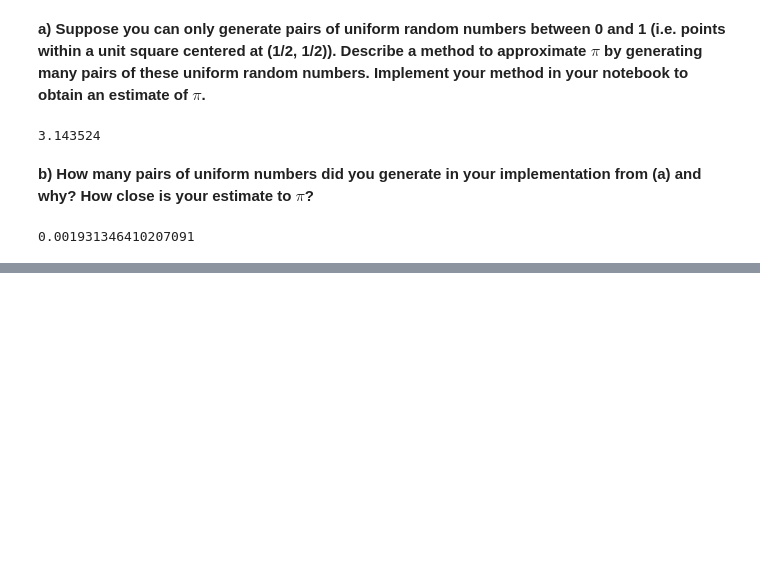
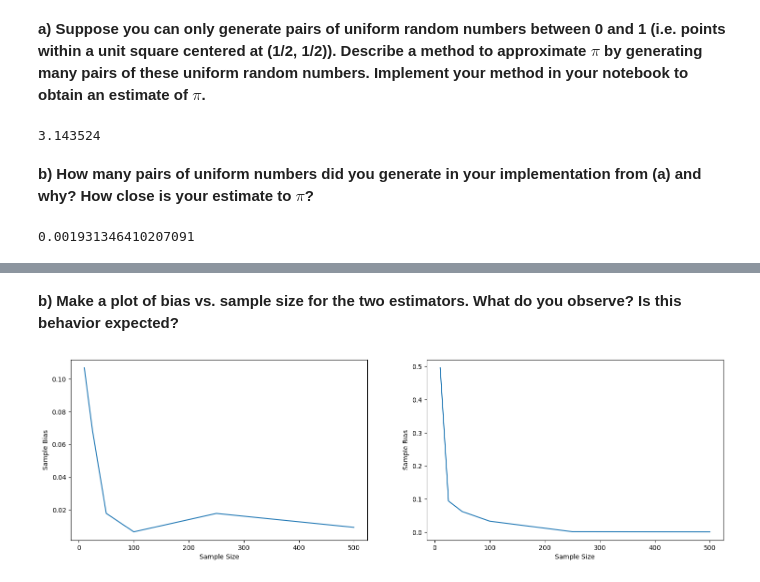
Before and after one commit to BullDF/JSC270_A3_YMENG, a Jupyter notebook: notebook.ipynb, the cells around one changed output, grey strips where cells are left out. Drawn from its saved outputs; the diff is of its cells as text; code cells hidden in the pictures; blank space fills up the shorter version.

```diff
--- a/notebook.ipynb
+++ b/notebook.ipynb
@@ -28,0 +38,45 @@ pi_hat - np.pi
+# %%
+## Define variance estimators
+def variance_estimators(sample: np.array) -> Tuple[float, float]:
+    n = len(sample) # Define sample size
+    sample_variance = 0 # Initialize return value
+    sample_mean = np.mean(sample) # Compute sample mean
+    for num in sample:
+        sample_variance += (num - sample_mean) ** 2 # Compute squared difference
+    return sample_variance / (n - 1), sample_variance / n
+# %%
+sample_sizes = [10, 25, 50, 100, 250, 500] # Set sample sizes
+np.random.seed(270) # Set seed for reproducibility
+true_variance = 4 # Since std = 2, var = 4
+bias1, bias2 = [], [] # Initialize bias lists
+
+for n in sample_sizes: # Run simulation for all sample sizes
+    sample_variances1, sample_variances2 = np.zeros(1000), np.zeros(1000) # Initialize arrays to hold sample variance estimates
+    for i in range(1000): # Run simulation 1000 times for each sample size
+        sample = np.random.normal(2, 2, n) # Generate n normal data
+        variance_estimate1, variance_estimate2 = variance_estimators(sample) # Compute sample variances
+        sample_variances1[i] = variance_estimate1 # Record estimate in array
+        sample_variances2[i] = variance_estimate2 # Record estimate in array
+
+    sample_bias1 = np.mean(sample_variances1) - true_variance # Compute bias for estimator 1
+    sample_bias2 = np.mean(sample_variances2) - true_variance # Compute bias for estimator 2
+    bias1.append(sample_bias1) # Record sample bias
+    bias2.append(sample_bias2) # Record sample bias
+# %% [markdown]
+**b) Make a plot of bias vs. sample size for the two estimators. What do you observe? Is this behavior expected?**
+# %%
+fig, (ax1, ax2) = plt.subplots(1, 2, figsize=(18, 5)) # Define grid for plots
+
+## Create line plot for estimator 1
+sns.lineplot(x=sample_sizes, y=np.abs(bias1), ax=ax1)
+ax1.set_xlabel('Sample Size')
+ax1.set_ylabel('Sample Bias')
+
+## Create line plot for estimator 2
+sns.lineplot(x=sample_sizes, y=np.abs(bias2), ax=ax2)
+ax2.set_xlabel('Sample Size')
+ax2.set_ylabel('Sample Bias')
+
+plt.show()
+# %% [output]
+[figure, added]
```
Also changed, not shown: parts of 5 cells of this notebook, 2 other files.
